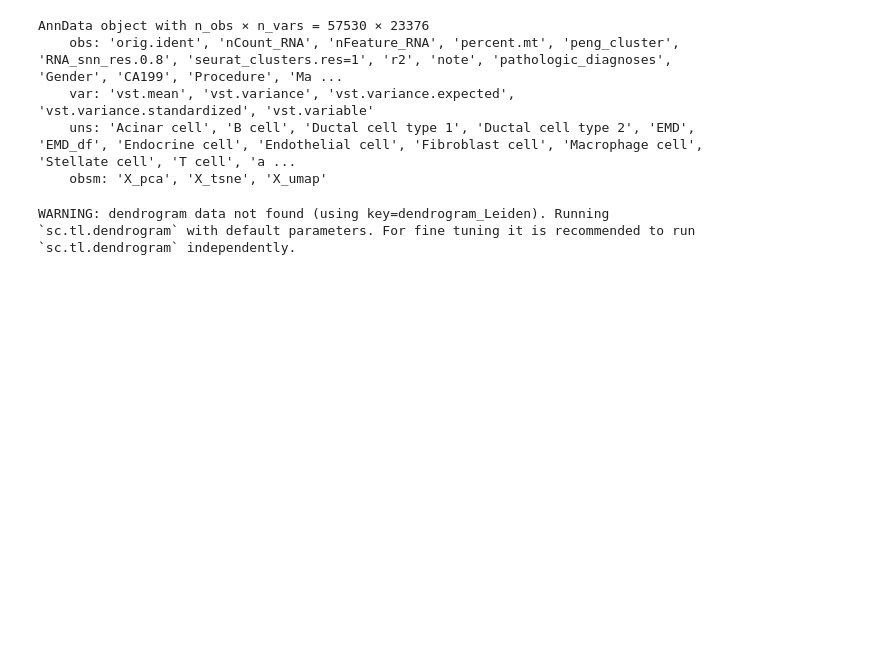
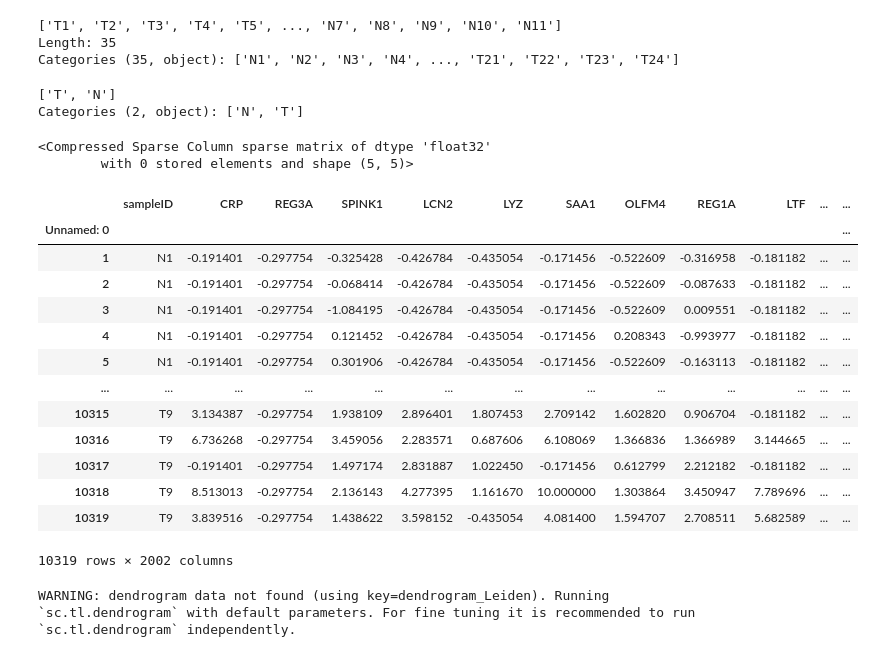
Before and after one commit to CharlieNotChaplin/PILOT, a Jupyter notebook: Tutorial/test.ipynb, the cells around one changed output. Saved outputs shown, nothing was run; the diff lists cells and outputs as text; code cells hidden in the pictures; blank space fills up the shorter version.

```diff
--- a/Tutorial/test.ipynb
+++ b/Tutorial/test.ipynb
@@ -5,13 +9,38 @@ import scanpy as sc
 # %%
 adata = sc.read_h5ad('Datasets/PDAC.h5ad')
-# %%
-adata
-# %% [output]
-AnnData object with n_obs × n_vars = 57530 × 23376
-    obs: 'orig.ident', 'nCount_RNA', 'nFeature_RNA', 'percent.mt', 'peng_cluster', 'RNA_snn_res.0.8', 'seurat_clusters.res=1', 'r2', 'note', 'pathologic_diagnoses', 'Gender', 'CA199', 'Procedure', 'Ma ...
-    var: 'vst.mean', 'vst.variance', 'vst.variance.expected', 'vst.variance.standardized', 'vst.variable'
-    uns: 'Acinar cell', 'B cell', 'Ductal cell type 1', 'Ductal cell type 2', 'EMD', 'EMD_df', 'Endocrine cell', 'Endothelial cell', 'Fibroblast cell', 'Macrophage cell', 'Stellate cell', 'T cell', 'a ...
-    obsm: 'X_pca', 'X_tsne', 'X_umap'
+# %%
+adata.obs["sampleID"].unique()
+# %% [output]
+['T1', 'T2', 'T3', 'T4', 'T5', ..., 'N7', 'N8', 'N9', 'N10', 'N11']
+Length: 35
+Categories (35, object): ['N1', 'N2', 'N3', 'N4', ..., 'T21', 'T22', 'T23', 'T24']
+# %%
+adata.obs["status"].unique()
+# %% [output]
+['T', 'N']
+Categories (2, object): ['N', 'T']
+# %%
+adata.X[:5, :5]
+# %% [output]
+<Compressed Sparse Column sparse matrix of dtype 'float32'
+        with 0 stored elements and shape (5, 5)>
+# %%
+adata.uns["Ductal cell type 1"]
+# %% [output]
+|  | sampleID | CRP | REG3A | SPINK1 | LCN2 | LYZ | SAA1 | OLFM4 | REG1A | LTF | ... | ... |
+| Unnamed: 0 |  |  |  |  |  |  |  |  |  |  |  | ... |
+| 1 | N1 | -0.191401 | -0.297754 | -0.325428 | -0.426784 | -0.435054 | -0.171456 | -0.522609 | -0.316958 | -0.181182 | ... | ... |
+| 2 | N1 | -0.191401 | -0.297754 | -0.068414 | -0.426784 | -0.435054 | -0.171456 | -0.522609 | -0.087633 | -0.181182 | ... | ... |
+| 3 | N1 | -0.191401 | -0.297754 | -1.084195 | -0.426784 | -0.435054 | -0.171456 | -0.522609 | 0.009551 | -0.181182 | ... | ... |
+| 4 | N1 | -0.191401 | -0.297754 | 0.121452 | -0.426784 | -0.435054 | -0.171456 | 0.208343 | -0.993977 | -0.181182 | ... | ... |
+| 5 | N1 | -0.191401 | -0.297754 | 0.301906 | -0.426784 | -0.435054 | -0.171456 | -0.522609 | -0.163113 | -0.181182 | ... | ... |
+| ... | ... | ... | ... | ... | ... | ... | ... | ... | ... | ... | ... | ... |
+| 10315 | T9 | 3.134387 | -0.297754 | 1.938109 | 2.896401 | 1.807453 | 2.709142 | 1.602820 | 0.906704 | -0.181182 | ... | ... |
+| 10316 | T9 | 6.736268 | -0.297754 | 3.459056 | 2.283571 | 0.687606 | 6.108069 | 1.366836 | 1.366989 | 3.144665 | ... | ... |
+| 10317 | T9 | -0.191401 | -0.297754 | 1.497174 | 2.831887 | 1.022450 | -0.171456 | 0.612799 | 2.212182 | -0.181182 | ... | ... |
+| 10318 | T9 | 8.513013 | -0.297754 | 2.136143 | 4.277395 | 1.161670 | 10.000000 | 1.303864 | 3.450947 | 7.789696 | ... | ... |
+| 10319 | T9 | 3.839516 | -0.297754 | 1.438622 | 3.598152 | -0.435054 | 4.081400 | 1.594707 | 2.708511 | 5.682589 | ... | ... |
+10319 rows × 2002 columns
 # %%
 proportion_df=pl.pl.clustering_emd(adata, res = adata.uns['best_res'])
 # %% [output]
```
Also changed, not shown: parts of 7 cells of this notebook, 21 other files.
